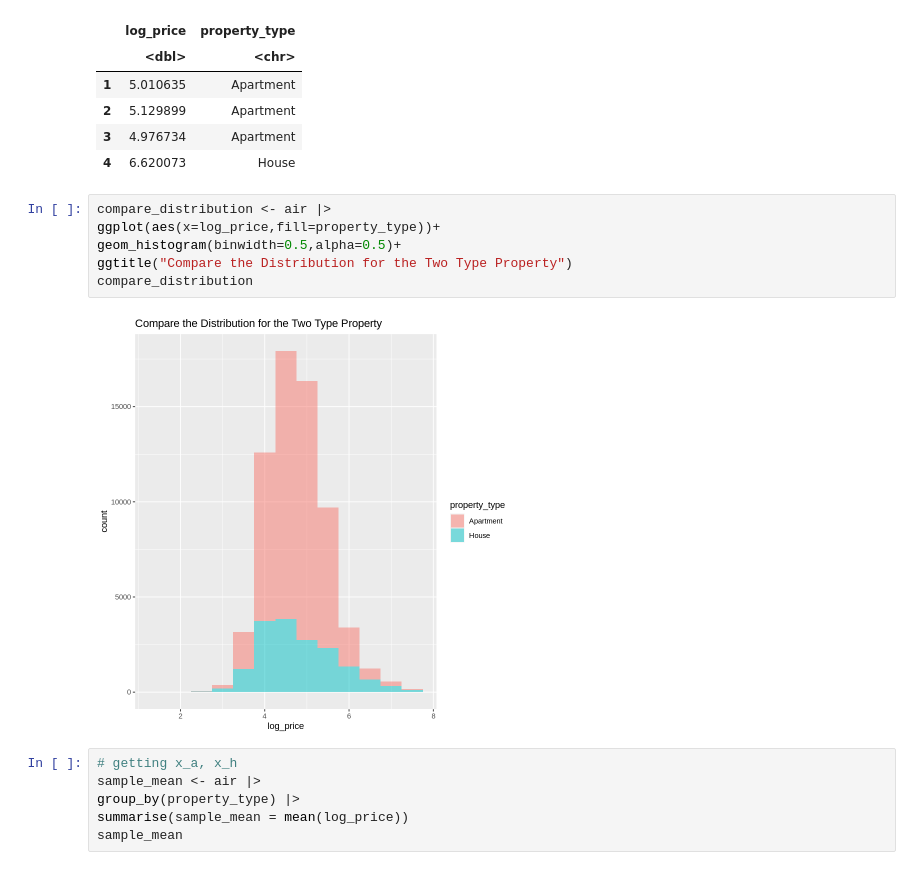
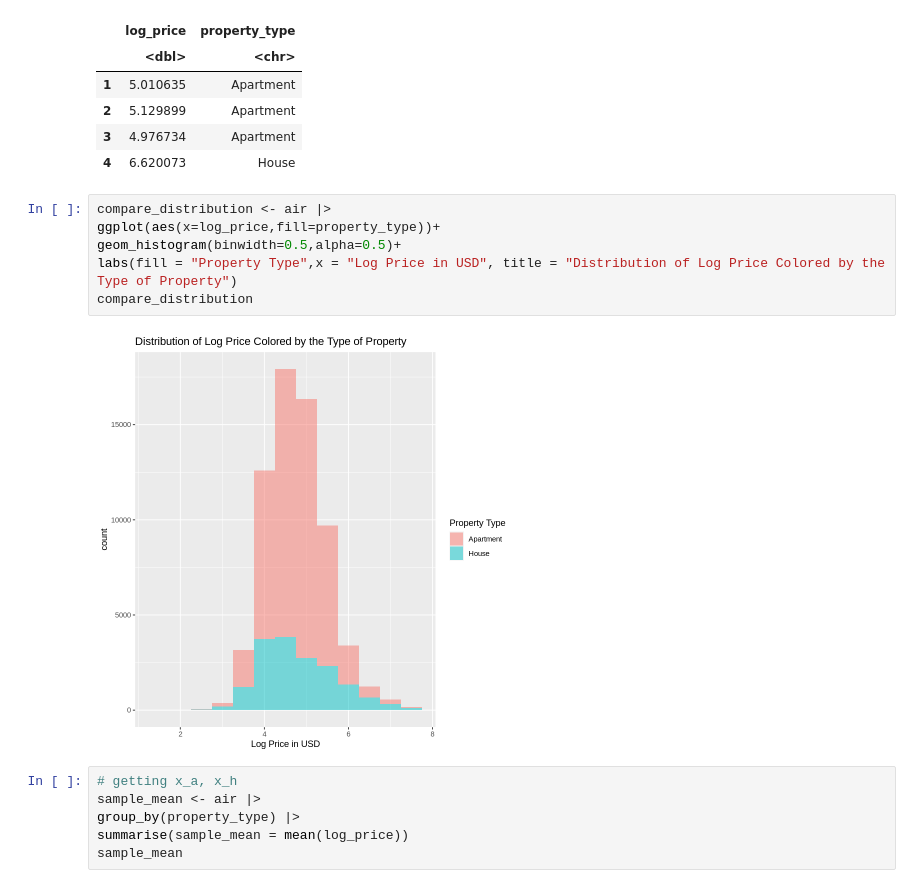
Before and after one commit to takumihoriba/stat201-project, a Jupyter notebook: proposal.ipynb, the cells around one changed output. Cells and saved outputs as stored; diff of their text form.

Commit message:
plot

```diff
--- a/proposal.ipynb
+++ b/proposal.ipynb
@@ -68,11 +68,11 @@ A data.frame: 4 × 2
 # %%
 compare_distribution <- air |>
 ggplot(aes(x=log_price,fill=property_type))+
 geom_histogram(binwidth=0.5,alpha=0.5)+
-ggtitle("Compare the Distribution for the Two Type Property")
+labs(fill = "Property Type",x = "Log Price in USD", title = "Distribution of Log Price Colored by the Type of Property")
 compare_distribution
 # %% [output]
-[figure, old version]
+[figure, new version]
 # %%
 # getting x_a, x_h
 sample_mean <- air |>
```
